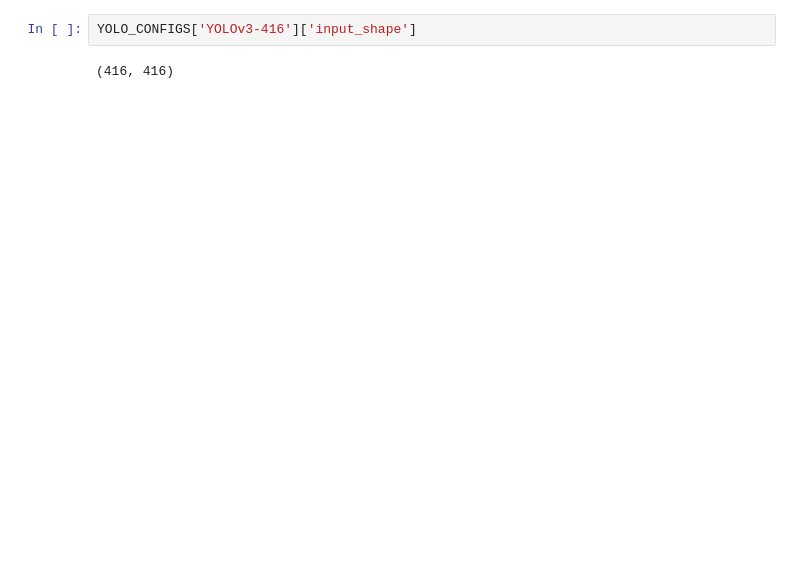
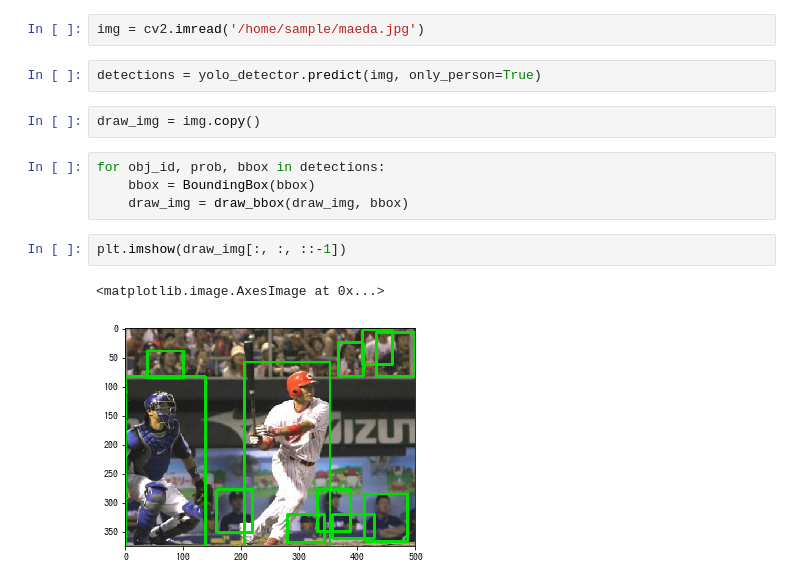
Before and after one commit to nyk510/yolo-with-python, a Jupyter notebook: notebooks/sample.ipynb, the cells around one changed output. Cells and saved outputs as stored; diff of their text form; blank space fills up the shorter version.

Commit message:
[update] サンプル画像での yolo detection

```diff
--- a/notebooks/sample.ipynb
+++ b/notebooks/sample.ipynb
@@ -11,4 +11,15 @@ from nyktk.config import YOLO_CONFIGS
-# %%
-YOLO_CONFIGS['YOLOv3-416']['input_shape']
-# %% [output]
-(416, 416)
+# %%
+img = cv2.imread('/home/sample/maeda.jpg')
+# %%
+detections = yolo_detector.predict(img, only_person=True)
+# %%
+draw_img = img.copy()
+# %%
+for obj_id, prob, bbox in detections:
+    bbox = BoundingBox(bbox)
+    draw_img = draw_bbox(draw_img, bbox)
+# %%
+plt.imshow(draw_img[:, :, ::-1])
+# %% [output]
+<matplotlib.image.AxesImage at 0x...>
+[figure, added]
```
Also changed, not shown: parts of 4 cells of this notebook, 1 other file.
